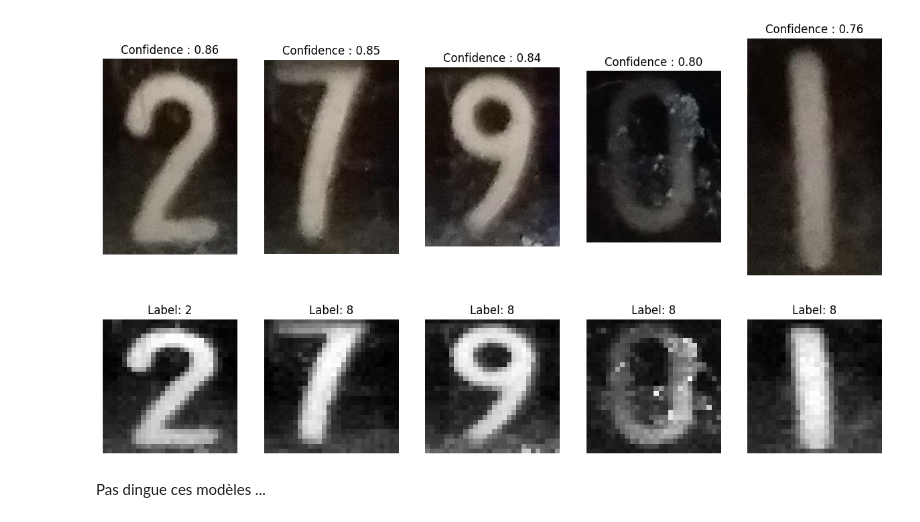
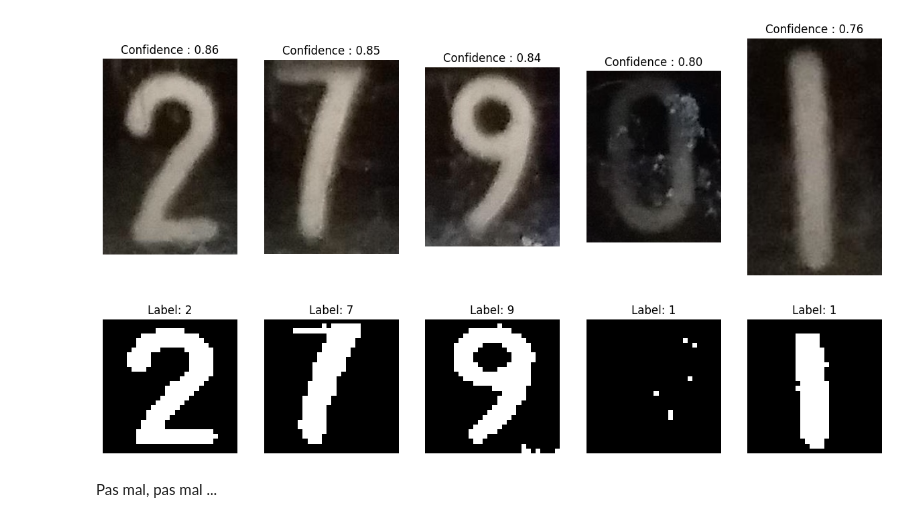
Before and after one commit to yannasyr/AIforMeterReading, a Jupyter notebook: yann_v1.ipynb, the cells around one changed output. Cells and saved outputs as stored; diff of their text form; code cells hidden in the pictures.

Commit message:
test multiples images

```diff
--- a/yann_v1.ipynb
+++ b/yann_v1.ipynb
@@ -425,27 +425,28 @@ plt.show()
 # %%
 from tensorflow.keras.models import load_model
 import tensorflow as tf
 
 tf.compat.v1.enable_eager_execution()
-model = tf.keras.models.load_model("./models/blood_sweat_tears.h5", compile=False)
+model_tf = tf.keras.models.load_model("./models/blood_sweat_tears.h5", compile=False)
 
 fig = plt.figure(figsize=(15, 6))
 for i, im in enumerate(imagettes):
     img = cv2.resize(im, (28, 28))
     img = cv2.cvtColor(img, cv2.COLOR_BGR2GRAY)
+    ret,img = cv2.threshold(img,100,255,cv2.THRESH_BINARY)
     img = img / 255.0
     img_input = img.reshape(1, 28, 28, 1)
 
-    predictions = model.predict_on_batch(img_input)
+    predictions = model_tf.predict_on_batch(img_input)
     predicted_label = np.argmax(predictions, axis=1)[0]
 
     ax = fig.add_subplot(1, len(imagettes), i + 1)
     ax.imshow(img, cmap="gray")
     ax.axis("off")
     ax.set_title(f"Label: {predicted_label}")
 
 plt.show()
 # %% [output]
-[figure, old version]
+[figure, new version]
-# %% [markdown]
-Pas dingue ces modèles ...
+# %% [markdown]
+Pas mal, pas mal ...
```
Also changed, not shown: parts of 8 cells of this notebook.
